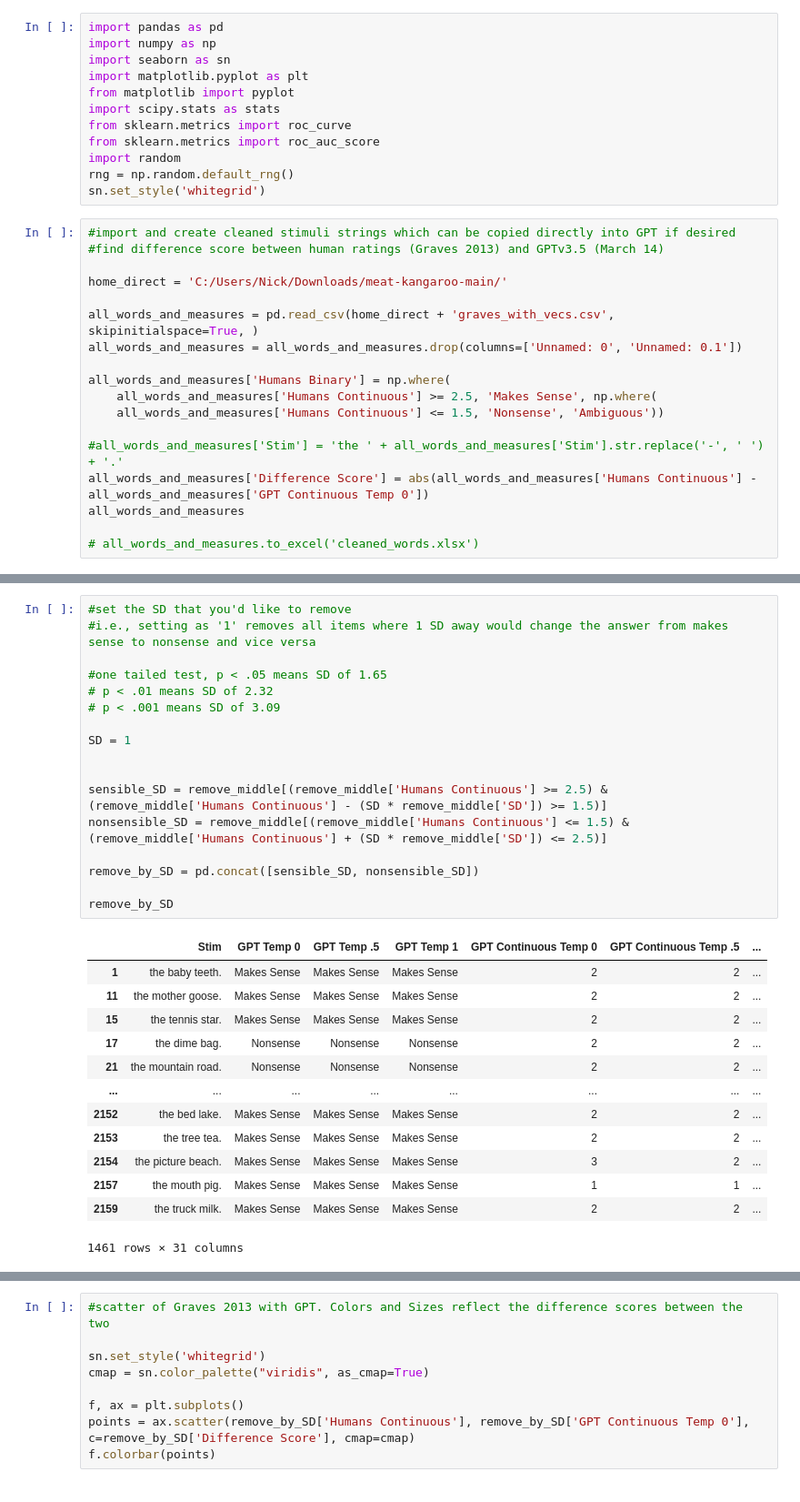
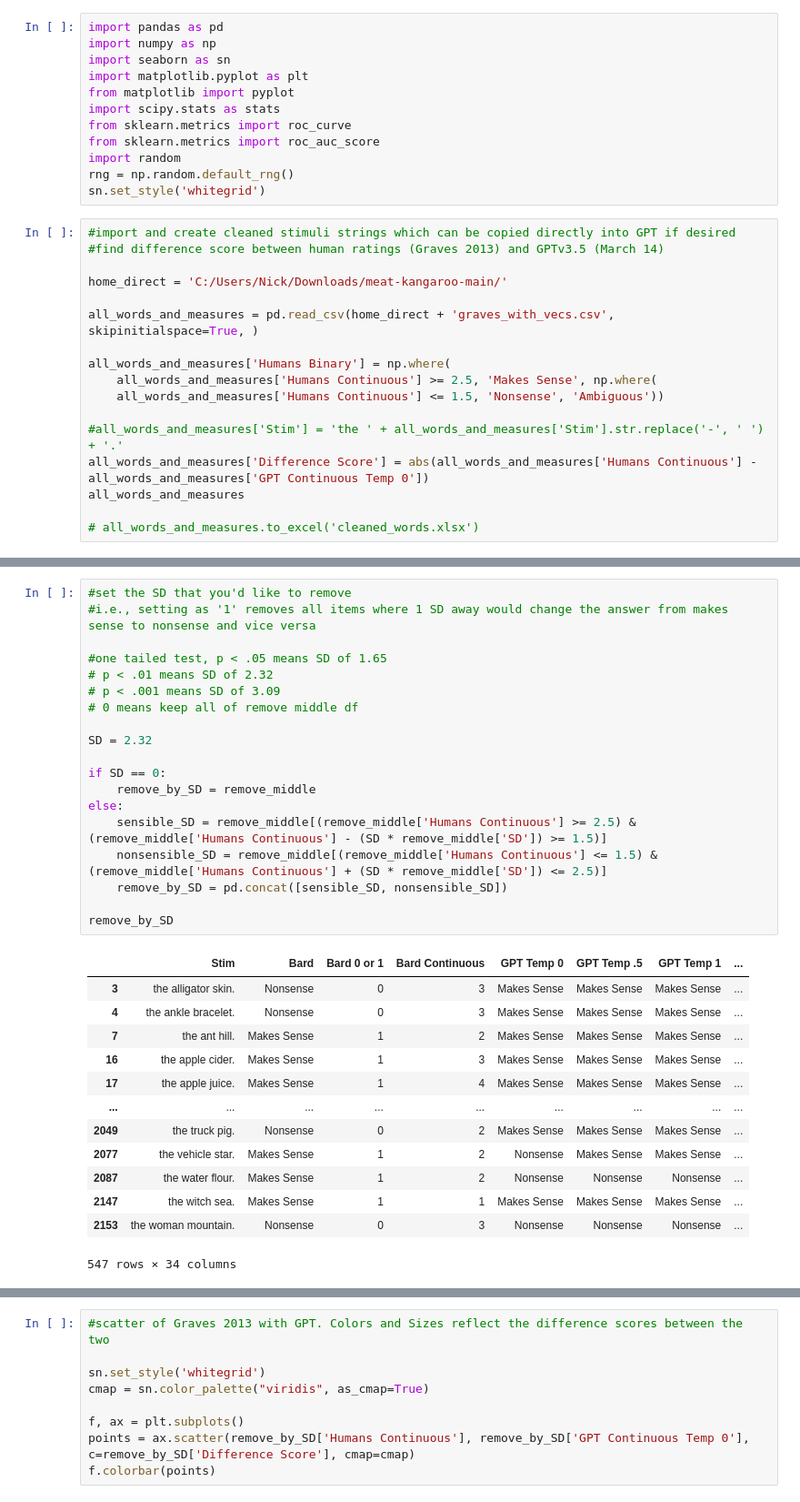
Before and after one commit to NickRiccardi/two-word-test, a Jupyter notebook: plots-test.ipynb, the cells around one changed output, grey strips where cells are left out. Shown at 91% size. Cells and saved outputs as stored; diff of their text form.

```diff
--- a/plots-test.ipynb
+++ b/plots-test.ipynb
@@ -17,7 +17,6 @@ sn.set_style('whitegrid')
 home_direct = 'C:/Users/Nick/Downloads/meat-kangaroo-main/'
 
 all_words_and_measures = pd.read_csv(home_direct + 'graves_with_vecs.csv', skipinitialspace=True, )
-all_words_and_measures = all_words_and_measures.drop(columns=['Unnamed: 0', 'Unnamed: 0.1'])
 
 all_words_and_measures['Humans Binary'] = np.where(
     all_words_and_measures['Humans Continuous'] >= 2.5, 'Makes Sense', np.where(
@@ -113,31 +132,33 @@ sn.histplot(data=remove_middle[['GPT Continuous Temp 1', 'Humans Continuous']],
 # %%
 #set the SD that you'd like to remove
 #i.e., setting as '1' removes all items where 1 SD away would change the answer from makes sense to nonsense and vice versa
 
 #one tailed test, p < .05 means SD of 1.65
 # p < .01 means SD of 2.32
 # p < .001 means SD of 3.09
+# 0 means keep all of remove middle df
 
-SD = 1
+SD = 2.32
 
-
-sensible_SD = remove_middle[(remove_middle['Humans Continuous'] >= 2.5) & (remove_middle['Humans Continuous'] - (SD * remove_middle['SD']) >= 1.5)]
-nonsensible_SD = remove_middle[(remove_middle['Humans Continuous'] <= 1.5) & (remove_middle['Humans Continuous'] + (SD * remove_middle['SD']) <= 2.5)]
-
-remove_by_SD = pd.concat([sensible_SD, nonsensible_SD])
+if SD == 0:
+    remove_by_SD = remove_middle
+else:
+    sensible_SD = remove_middle[(remove_middle['Humans Continuous'] >= 2.5) & (remove_middle['Humans Continuous'] - (SD * remove_middle['SD']) >= 1.5)]
+    nonsensible_SD = remove_middle[(remove_middle['Humans Continuous'] <= 1.5) & (remove_middle['Humans Continuous'] + (SD * remove_middle['SD']) <= 2.5)]
+    remove_by_SD = pd.concat([sensible_SD, nonsensible_SD])
 
 remove_by_SD
 # %% [output]
-|  | Stim | GPT Temp 0 | GPT Temp .5 | GPT Temp 1 | GPT Continuous Temp 0 | GPT Continuous Temp .5 | ... |
-| 1 | the baby teeth. | Makes Sense | Makes Sense | Makes Sense | 2 | 2 | ... |
-| 11 | the mother goose. | Makes Sense | Makes Sense | Makes Sense | 2 | 2 | ... |
-| 15 | the tennis star. | Makes Sense | Makes Sense | Makes Sense | 2 | 2 | ... |
-| 17 | the dime bag. | Nonsense | Nonsense | Nonsense | 2 | 2 | ... |
-| 21 | the mountain road. | Nonsense | Nonsense | Nonsense | 2 | 2 | ... |
-| ... | ... | ... | ... | ... | ... | ... | ... |
-| 2152 | the bed lake. | Makes Sense | Makes Sense | Makes Sense | 2 | 2 | ... |
-| 2153 | the tree tea. | Makes Sense | Makes Sense | Makes Sense | 2 | 2 | ... |
-| 2154 | the picture beach. | Makes Sense | Makes Sense | Makes Sense | 3 | 2 | ... |
-| 2157 | the mouth pig. | Makes Sense | Makes Sense | Makes Sense | 1 | 1 | ... |
-| 2159 | the truck milk. | Makes Sense | Makes Sense | Makes Sense | 2 | 2 | ... |
+|  | Stim | Bard | Bard 0 or 1 | Bard Continuous | GPT Temp 0 | GPT Temp .5 | GPT Temp 1 | ... |
+| 3 | the alligator skin. | Nonsense | 0 | 3 | Makes Sense | Makes Sense | Makes Sense | ... |
+| 4 | the ankle bracelet. | Nonsense | 0 | 3 | Makes Sense | Makes Sense | Makes Sense | ... |
+| 7 | the ant hill. | Makes Sense | 1 | 2 | Makes Sense | Makes Sense | Makes Sense | ... |
+| 16 | the apple cider. | Makes Sense | 1 | 3 | Makes Sense | Makes Sense | Makes Sense | ... |
+| 17 | the apple juice. | Makes Sense | 1 | 4 | Makes Sense | Makes Sense | Makes Sense | ... |
+| ... | ... | ... | ... | ... | ... | ... | ... | ... |
+| 2049 | the truck pig. | Nonsense | 0 | 2 | Makes Sense | Makes Sense | Makes Sense | ... |
+| 2077 | the vehicle star. | Makes Sense | 1 | 2 | Nonsense | Makes Sense | Makes Sense | ... |
+| 2087 | the water flour. | Makes Sense | 1 | 2 | Nonsense | Nonsense | Nonsense | ... |
+| 2147 | the witch sea. | Makes Sense | 1 | 1 | Makes Sense | Makes Sense | Makes Sense | ... |
+| 2153 | the woman mountain. | Nonsense | 0 | 3 | Nonsense | Nonsense | Nonsense | ... |
-1461 rows × 31 columns
+547 rows × 34 columns
```
Also changed, not shown: parts of 48 cells of this notebook, 2 other files.
